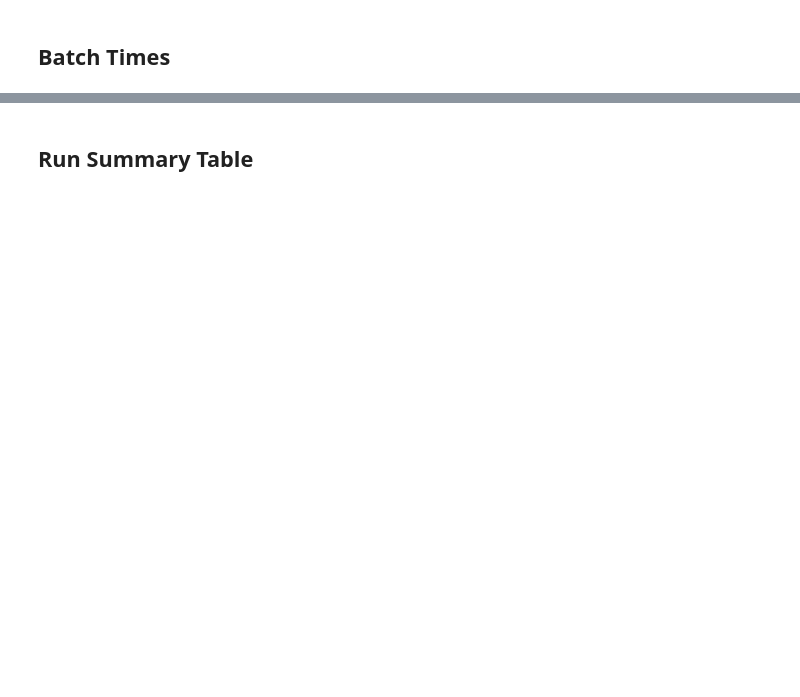
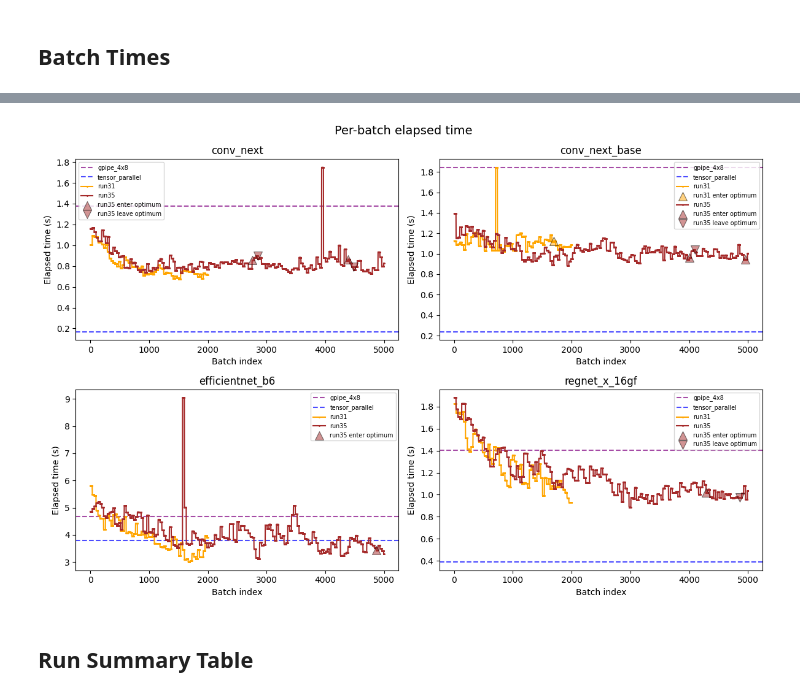
Before and after one commit to AndreiGhita2002/model-runner, a Jupyter notebook: data/graphs.ipynb, the cells around one changed output, grey strips where cells are left out. Cells and saved outputs as stored; diff of their text form; code cells hidden in the pictures; blank space fills up the shorter version.

```diff
--- a/data/graphs.ipynb
+++ b/data/graphs.ipynb
@@ -75,3 +71,83 @@ plot_batch_times(
+# %%
+from graphs import _get_rebalance_events, _legend_kwargs
+
+model_names = _collect_model_names(baselines, runs)
+colors = _build_color_map(baselines, runs)
+
+n_models = len(model_names)
+cols = min(n_models, 2)
+rows = math.ceil(n_models / cols)
+
+fig, axes = plt.subplots(rows, cols, figsize=(6 * cols, 4 * rows), squeeze=False)
+
+for idx, model in enumerate(model_names):
+    ax = axes[idx // cols][idx % cols]
+
+    # Baselines as horizontal dashed lines
+    for ds_name, ds in baselines.items():
+        if model not in ds["results"]:
+            continue
+        batches = ds["results"][model].get("batches", [])
+        elapsed = [_batch_elapsed(b, INCLUDE_REBALANCE_TIME) for b in batches if "timing" in b]
+        if elapsed:
+            mean_elapsed = sum(elapsed) / len(elapsed)
+            ax.axhline(mean_elapsed, color=colors[ds_name], linestyle="--", alpha=0.7, label=ds_name)
+
+    # Runs as line plots
+    for ds_name, ds in runs.items():
+        if model not in ds["results"]:
+            continue
+        batches = ds["results"][model].get("batches", [])
+        elapsed = [_batch_elapsed(b, INCLUDE_REBALANCE_TIME) for b in batches if "timing" in b]
+        if not elapsed:
+            continue
+        color = colors[ds_name]
+        ax.plot(range(len(elapsed)), elapsed, color=color, label=ds_name, marker=".", markersize=2)
+
+        # Rebalance lines (last subplot only)
+        if SHOW_REBALANCE and idx == n_models - 1:
+            for j, ev in enumerate(_get_rebalance_events(batches)):
+                ax.axvline(ev, color=color, linestyle=":", alpha=0.3,
+                           label=f"{ds_name} rebalance" if j == 0 else None)
+
+        # Optimum enter/leave markers
+        if SHOW_OPTIMUM:
+            opt_flags = [b.get("rebalance", {}).get("at_optimum", False) for b in batches]
+            enters = []
+            leaves = []
+            for i in range(len(opt_flags)):
+                prev = opt_flags[i - 1] if i > 0 else False
+                if opt_flags[i] and not prev:
+                    enters.append(i)
+                elif not opt_flags[i] and prev:
+                    leaves.append(i - 1)
+
+            if enters:
+                enter_ys = [elapsed[i] for i in enters if i < len(elapsed)]
+                enter_xs = [i for i in enters if i < len(elapsed)]
+                ax.scatter(enter_xs, enter_ys, color=color, marker="^", s=100,
+                           alpha=0.5, edgecolors="black", linewidths=0.8, zorder=5,
+                           label=f"{ds_name} enter optimum" if enter_xs else None)
+            if leaves:
+                leave_ys = [elapsed[i] for i in leaves if i < len(elapsed)]
+                leave_xs = [i for i in leaves if i < len(elapsed)]
+                ax.scatter(leave_xs, leave_ys, color=color, marker="v", s=100,
+                           alpha=0.5, edgecolors="black", linewidths=0.8, zorder=5,
+                           label=f"{ds_name} leave optimum" if leave_xs else None)
+
+    ax.set_title(model)
+    ax.set_xlabel("Batch index")
+    ax.set_ylabel("Elapsed time (s)")
+    ax.legend(fontsize="x-small")
+
+for idx in range(n_models, rows * cols):
+    axes[idx // cols][idx % cols].set_visible(False)
+
+fig.suptitle("Per-batch elapsed time", fontsize=14)
+fig.tight_layout()
+plt.show()
+# %% [output]
+[figure, added]
 # %% [markdown]
 ## Run Summary Table
 # %%
```
Also changed, not shown: parts of 7 cells of this notebook, 15 other files.
